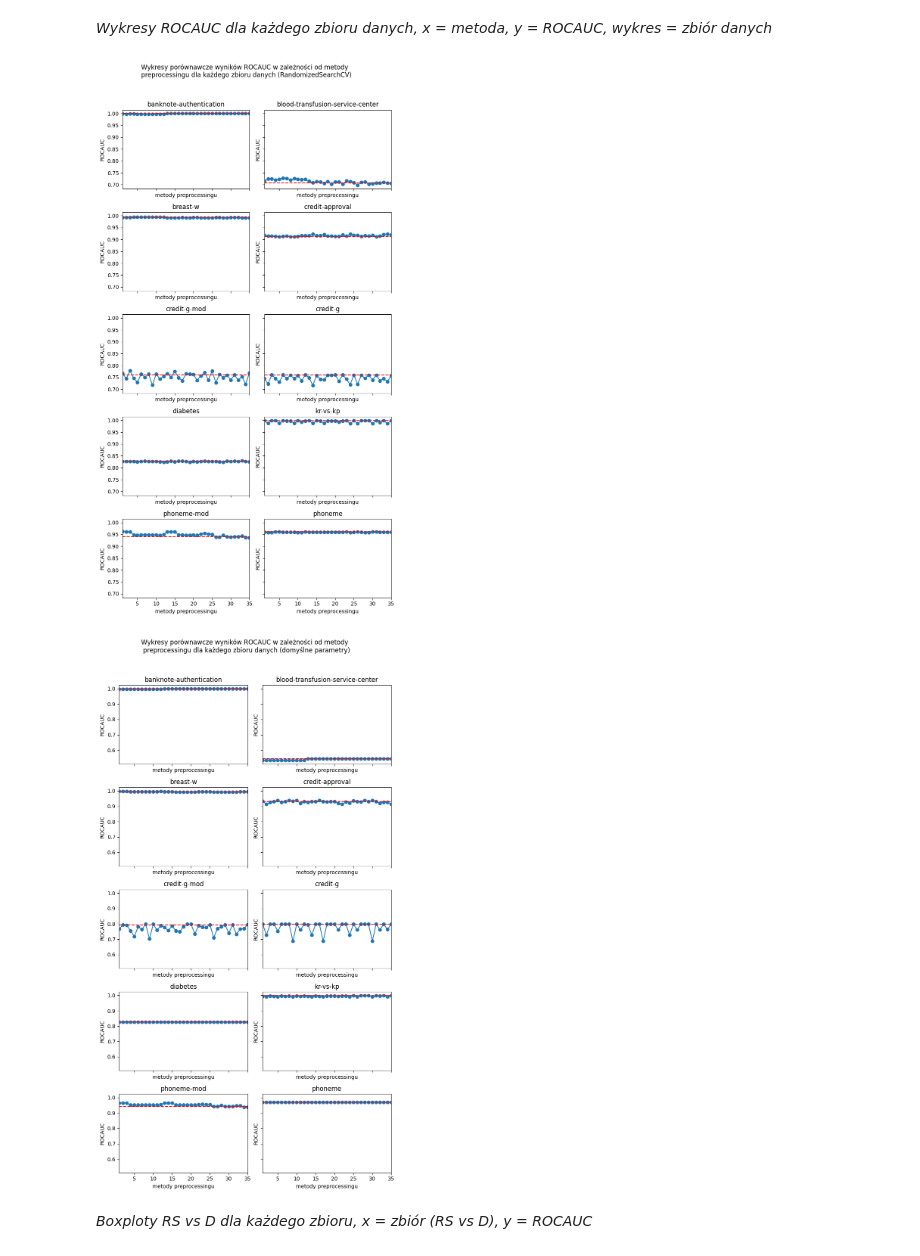
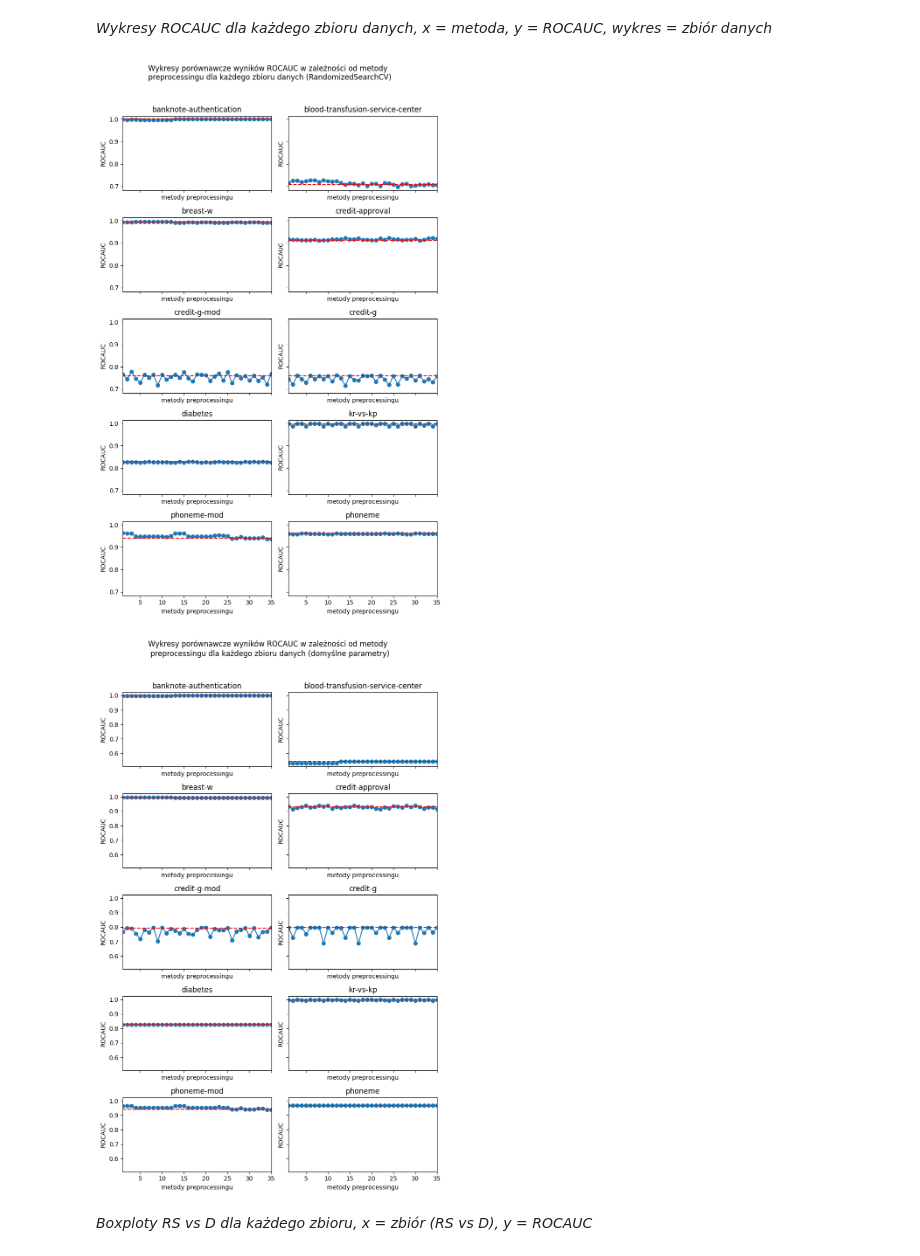
Before and after one commit to IgorLechoszest/-LIC-Igor-Lechoszest, a Jupyter notebook: LIC-kody.ipynb, the cells around one changed output. Saved outputs shown, nothing was run; the diff lists cells and outputs as text; code cells hidden in the pictures.

```diff
--- a/LIC-kody.ipynb
+++ b/LIC-kody.ipynb
@@ -328,25 +328,25 @@ plt.show()
 *Wykresy ROCAUC dla każdego zbioru danych, x = metoda, y = ROCAUC, wykres = zbiór danych*
 # %%
 #RandomizedSearchCV
-fig, axes = plt.subplots(5, 2, figsize=(8, 15), sharex=True, sharey=True)
+fig, axes = plt.subplots(5, 2, figsize=(8, 13), sharex=True, sharey=True)
 fig.suptitle("Wykresy porównawcze wyników ROCAUC w zależności od metody \n preprocessingu dla każdego zbioru danych (RandomizedSearchCV)")
 
 for i, ax in enumerate(axes.flat):
     ax.plot(range(1, 36), mean_results.T[i+1], marker='o', linestyle='-')
     #ax.set_title(f'zbiór danych {i+1}')
     ax.set_title(names[i])
     ax.set_xlabel("metody preprocessingu")
     ax.set_ylabel("ROCAUC")
     ax.set_xlim(1, 35)
     ax.axhline(y=mean_results.T[i+1][index_basic], color='r', linestyle='--')
 
 plt.tight_layout(rect=[0, 0, 1, 0.96])
 plt.show()
 # %% [output]
-[figure, old version]
+[figure, new version]
 # %%
 #default
-fig, axes = plt.subplots(5, 2, figsize=(8, 15), sharex=True, sharey=True)
+fig, axes = plt.subplots(5, 2, figsize=(8, 13), sharex=True, sharey=True)
 fig.suptitle("Wykresy porównawcze wyników ROCAUC w zależności od metody \n preprocessingu dla każdego zbioru danych (domyślne parametry)")
 
 for i, ax in enumerate(axes.flat):
@@ -360,7 +360,7 @@ for i, ax in enumerate(axes.flat):
 plt.tight_layout(rect=[0, 0, 1, 0.96])
 plt.show()
 # %% [output]
-[figure, old version]
+[figure, new version]
 # %% [markdown]
 *Boxploty RS vs D  dla każdego zbioru, x = zbiór (RS vs D), y = ROCAUC*
 # %% [markdown]
```
Also changed, not shown: parts of 10 cells of this notebook, 13 other files.
